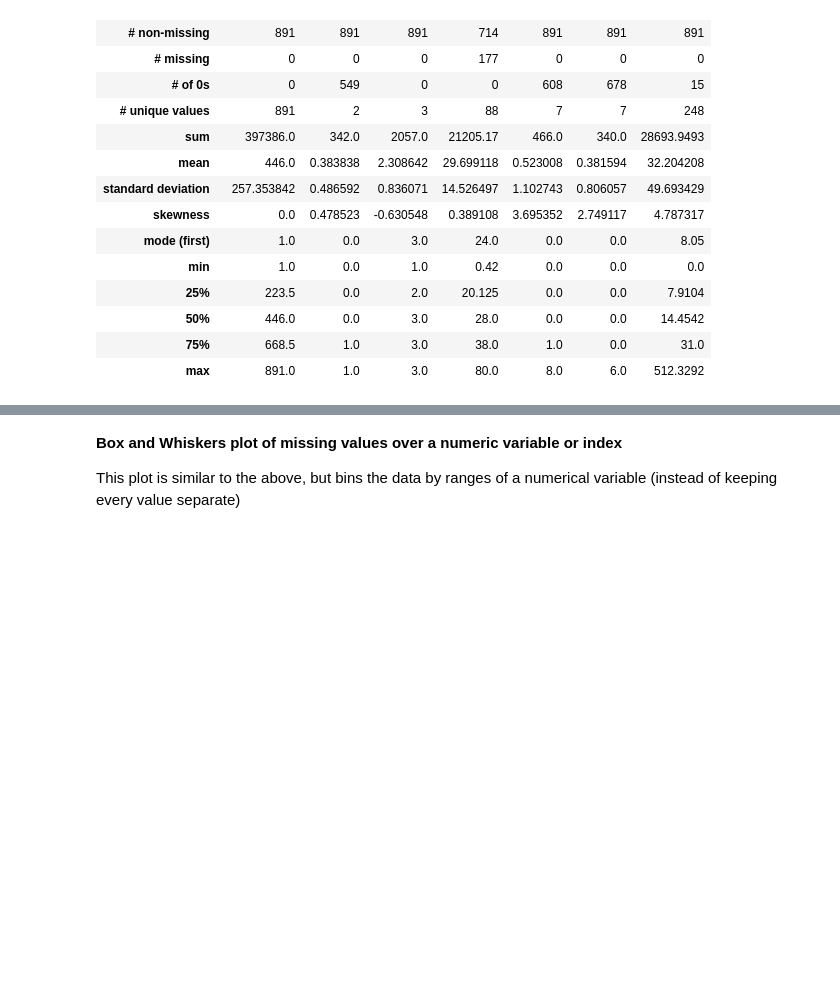
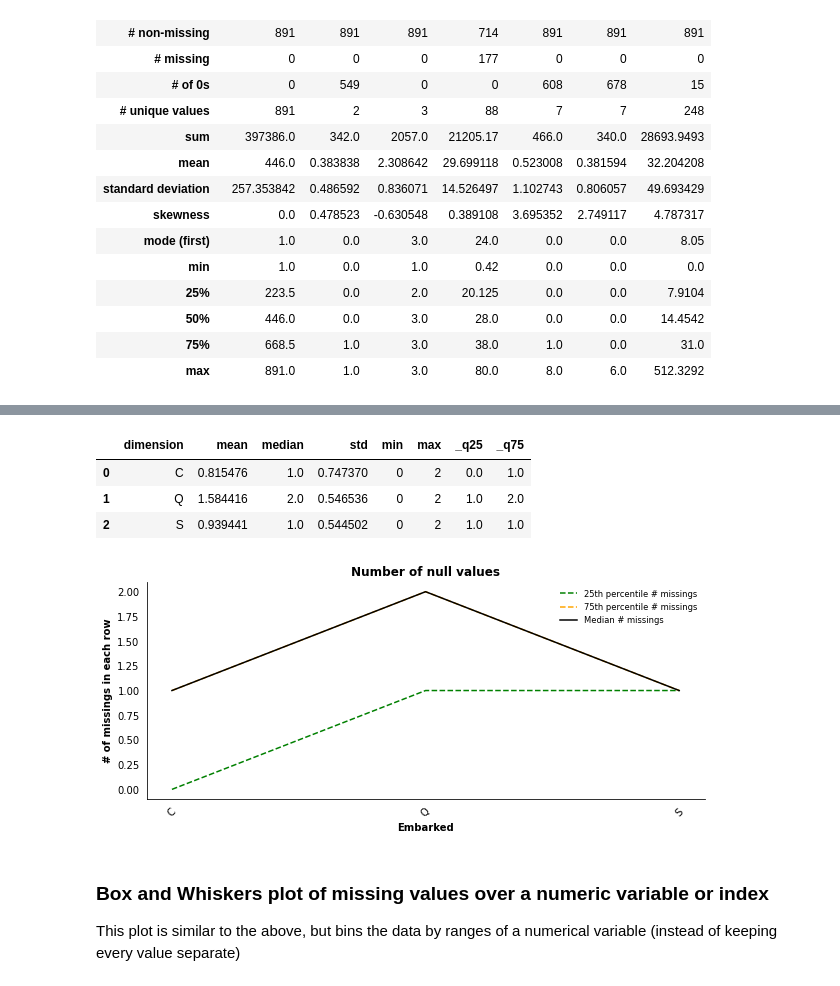
Before and after one commit to ow-gryphon/gryphon-data-exploration, a Jupyter notebook: template/notebooks/data_exploration/dataset_overview.ipynb, the cells around one changed output, grey strips where cells are left out. Saved outputs shown, nothing was run; the diff lists cells and outputs as text; code cells hidden in the pictures; blank space fills up the shorter version.

```diff
--- a/template/notebooks/data_exploration/dataset_overview.ipynb
+++ b/template/notebooks/data_exploration/dataset_overview.ipynb
@@ -172,0 +232,4 @@ Warning: You have 2 null values in the dimension variable, and the dataset has 1
+# %%
+missing_chart, missing_info = dataset_overview.null_line_chart(dataset, dimension="Embarked", figsize=(10,4))
+missing_info
+# %% [output]
@@ -173,5 +237,10 @@ Warning: You have 2 null values in the dimension variable, and the dataset has 1
+|  | dimension | mean | median | std | min | max | _q25 | _q75 |
+| 0 | C | 0.815476 | 1.0 | 0.747370 | 0 | 2 | 0.0 | 1.0 |
+| 1 | Q | 1.584416 | 2.0 | 0.546536 | 0 | 2 | 1.0 | 2.0 |
+| 2 | S | 0.939441 | 1.0 | 0.544502 | 0 | 2 | 1.0 | 1.0 |
+[figure, added]
 # %% [markdown]
-**Box and Whiskers plot of missing values over a numeric variable or index**
+### Box and Whiskers plot of missing values over a numeric variable or index <a id="missing_boxplot"></a>
 
 This plot is similar to the above, but bins the data by ranges of a numerical variable (instead of keeping every value separate)
 # %%
```
Also changed, not shown: parts of 22 cells of this notebook, 9 other files.
